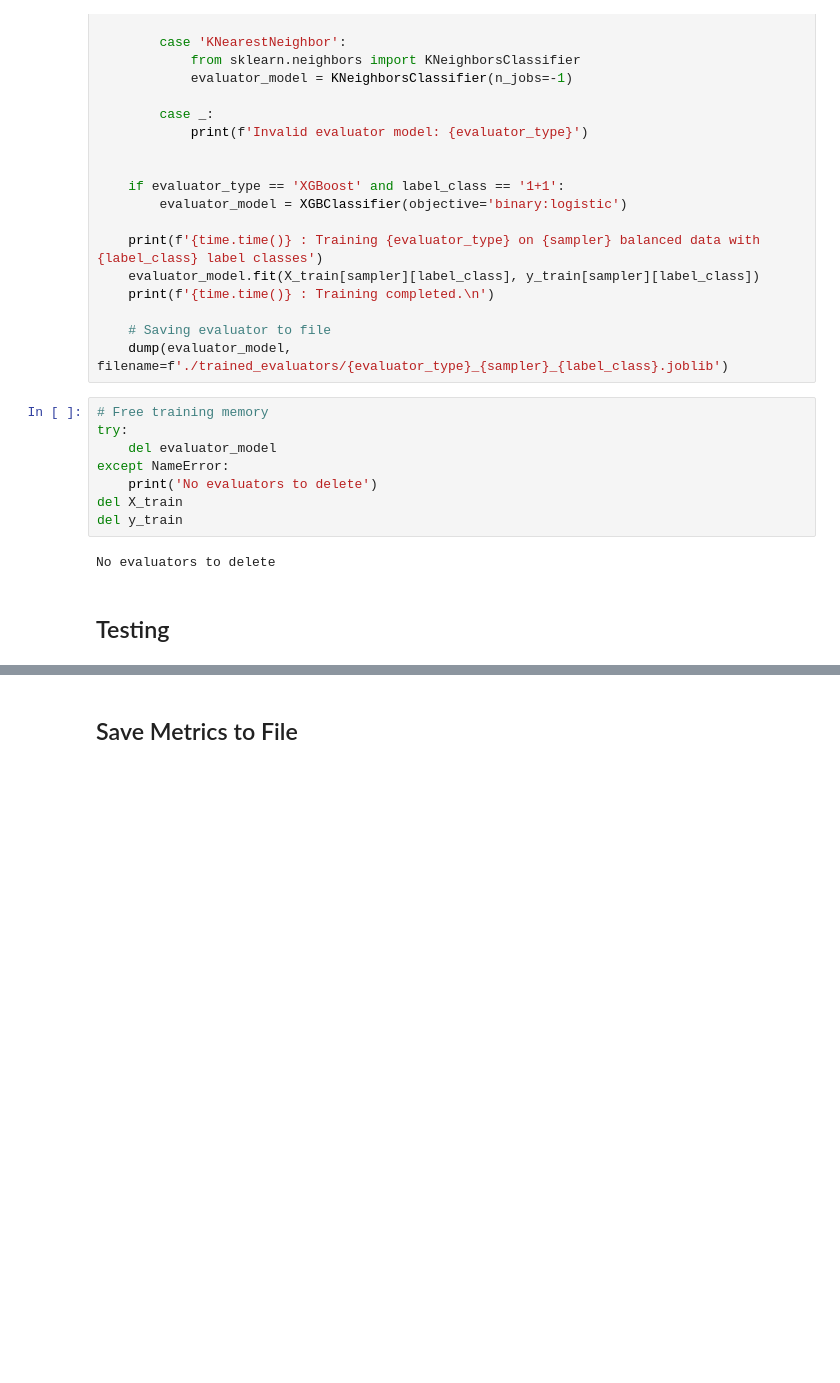
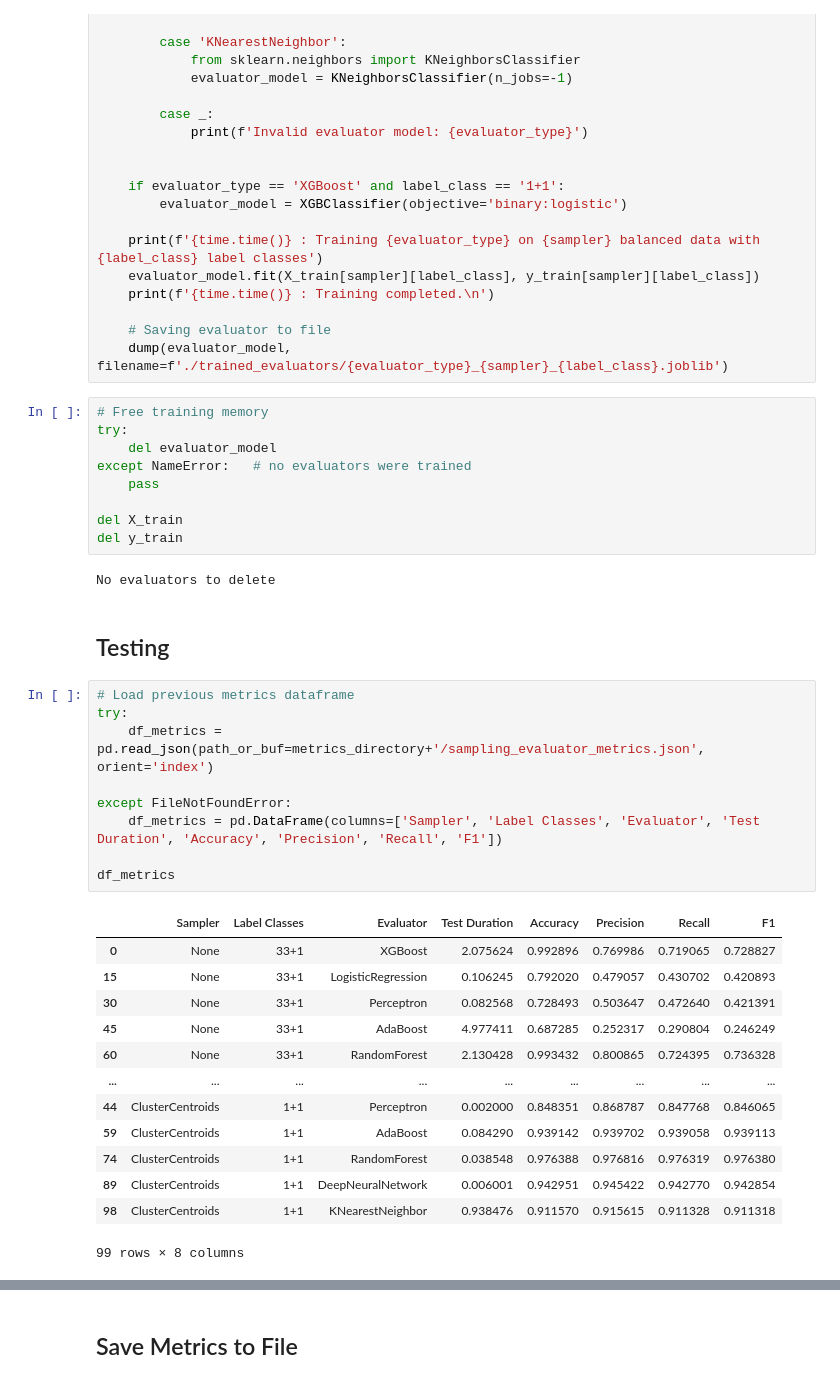
Before and after one commit to Keko787/Generating-a-Balanced-IoT-Cyber-Attack-Dataset-with-GAN-COIL-Collaboration-, a Jupyter notebook: classical_sampling_techniques/evaluator_models.ipynb, the cells around one changed output, grey strips where cells are left out. Drawn from its saved outputs; the diff is of its cells as text; blank space fills up the shorter version.

Commit message:
Changed metrics file path to reflect new file name. Changed no evaluator_model handling.

```diff
--- a/classical_sampling_techniques/evaluator_models.ipynb
+++ b/classical_sampling_techniques/evaluator_models.ipynb
@@ -305,12 +310,36 @@ for i, (evaluator_type, sampler, label_class) in enumerate(untrained_evaluators)
 # Free training memory
 try:
     del evaluator_model
-except NameError:
-    print('No evaluators to delete')
+except NameError:   # no evaluators were trained
+    pass
+
 del X_train
 del y_train
 # %% [output]
 No evaluators to delete
 # %% [markdown]
 ## Testing
+# %%
+# Load previous metrics dataframe
+try:
+    df_metrics = pd.read_json(path_or_buf=metrics_directory+'/sampling_evaluator_metrics.json', orient='index')
+
+except FileNotFoundError:
+    df_metrics = pd.DataFrame(columns=['Sampler', 'Label Classes', 'Evaluator', 'Test Duration', 'Accuracy', 'Precision', 'Recall', 'F1'])
+
+df_metrics
+# %% [output]
+|  | Sampler | Label Classes | Evaluator | Test Duration | Accuracy | Precision | Recall | F1 |
+| 0 | None | 33+1 | XGBoost | 2.075624 | 0.992896 | 0.769986 | 0.719065 | 0.728827 |
+| 15 | None | 33+1 | LogisticRegression | 0.106245 | 0.792020 | 0.479057 | 0.430702 | 0.420893 |
+| 30 | None | 33+1 | Perceptron | 0.082568 | 0.728493 | 0.503647 | 0.472640 | 0.421391 |
+| 45 | None | 33+1 | AdaBoost | 4.977411 | 0.687285 | 0.252317 | 0.290804 | 0.246249 |
+| 60 | None | 33+1 | RandomForest | 2.130428 | 0.993432 | 0.800865 | 0.724395 | 0.736328 |
+| ... | ... | ... | ... | ... | ... | ... | ... | ... |
+| 44 | ClusterCentroids | 1+1 | Perceptron | 0.002000 | 0.848351 | 0.868787 | 0.847768 | 0.846065 |
+| 59 | ClusterCentroids | 1+1 | AdaBoost | 0.084290 | 0.939142 | 0.939702 | 0.939058 | 0.939113 |
+| 74 | ClusterCentroids | 1+1 | RandomForest | 0.038548 | 0.976388 | 0.976816 | 0.976319 | 0.976380 |
+| 89 | ClusterCentroids | 1+1 | DeepNeuralNetwork | 0.006001 | 0.942951 | 0.945422 | 0.942770 | 0.942854 |
+| 98 | ClusterCentroids | 1+1 | KNearestNeighbor | 0.938476 | 0.911570 | 0.915615 | 0.911328 | 0.911318 |
+99 rows × 8 columns
 # %%
```
Also changed, not shown: parts of 8 cells of this notebook.
